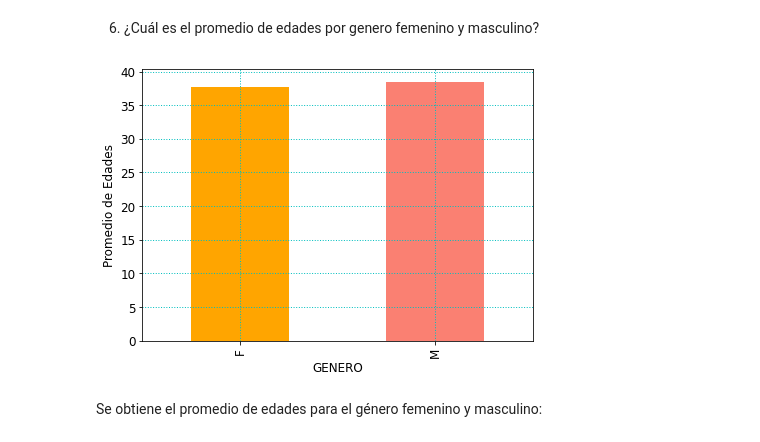
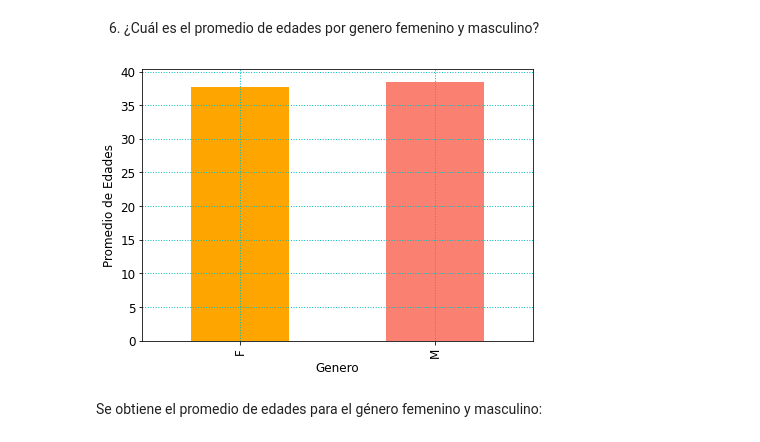
Before and after one commit to MiguelAngelTinocoArroyo/DataAnalytics, a Jupyter notebook: Source/Proyecto.ipynb, the cells around one changed output. Cells and saved outputs as stored; diff of their text form; code cells hidden in the pictures.

```diff
--- a/Source/Proyecto.ipynb
+++ b/Source/Proyecto.ipynb
@@ -603,12 +603,13 @@ Name: EDAD, dtype: float64
 # %%
 plt.rcParams['figure.figsize'] = 7,5
 C_vivienda= df.groupby(['GENERO'])['EDAD'].mean().sort_values(ascending=True).plot(kind='bar',
                                                     color = ['orange','salmon','c','violet'])
 plt.grid(color='c', linestyle='dotted', linewidth=1)
+plt.xlabel('Genero')
 plt.ylabel('Promedio de Edades')
 plt.show()
 # %% [output]
-[figure, old version]
+[figure, new version]
 # %% [markdown]
 Se obtiene el promedio de edades para el género femenino y masculino:
 # %%
```
Also changed, not shown: parts of 5 cells of this notebook.
